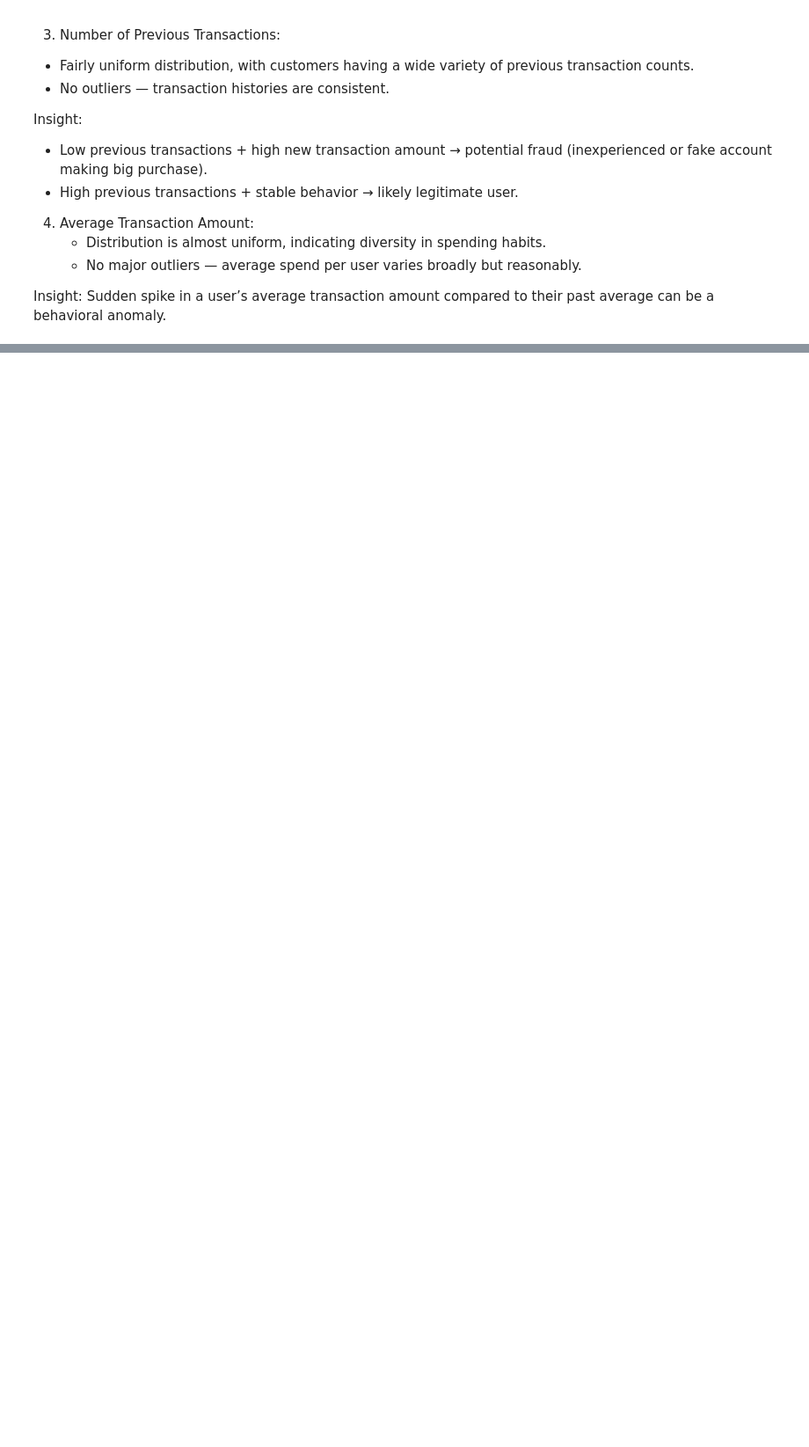
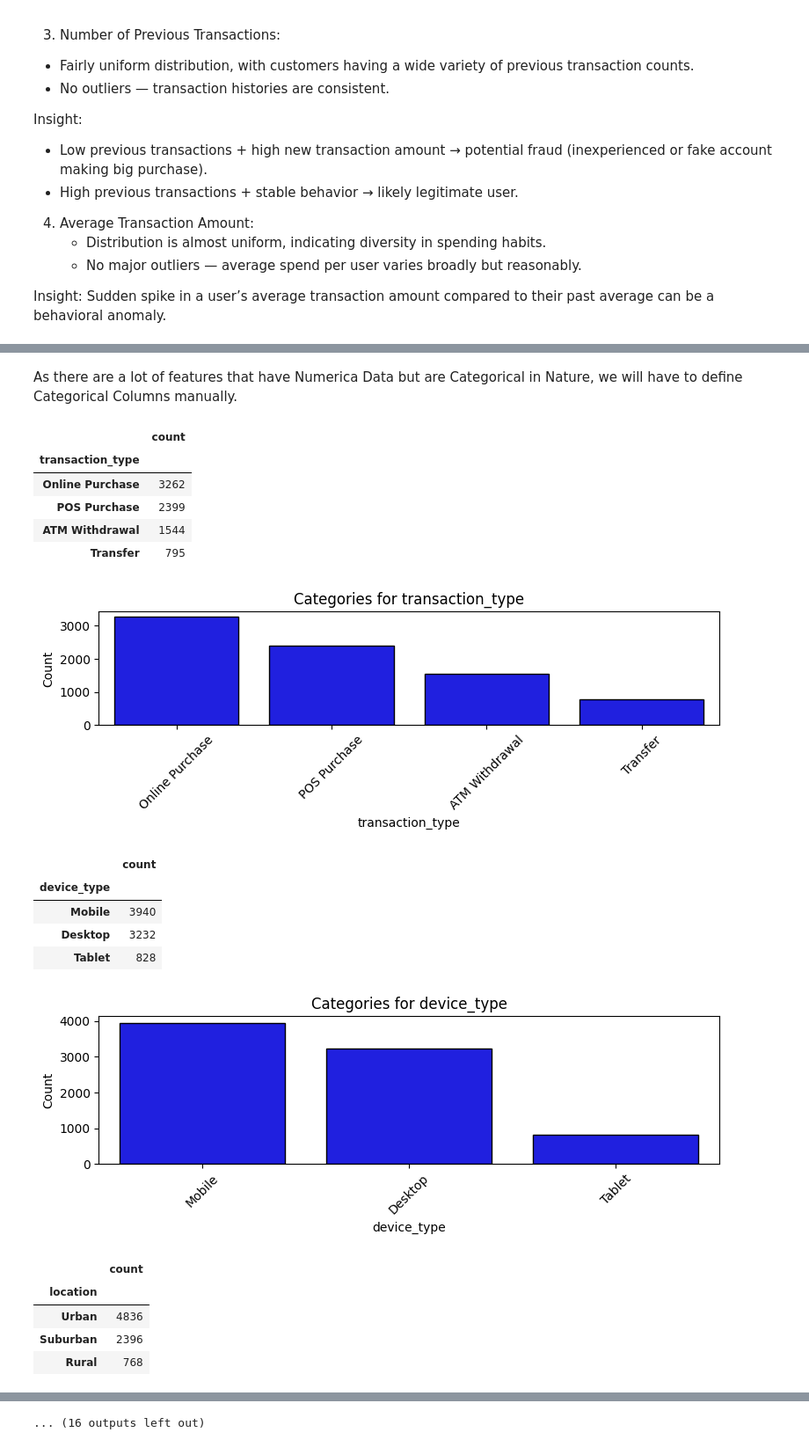
Before and after one commit to Shailya777/Fraud-Detection-EDA, a Jupyter notebook: notebooks/Fraud Detection.ipynb, the cells around one changed output, grey strips where cells are left out. Shown at 88% size. Cells and saved outputs as stored; diff of their text form; code cells hidden in the pictures; blank space fills up the shorter version.

Commit message:
Univariate Analysis (Categorical Features)

```diff
--- a/notebooks/Fraud Detection.ipynb
+++ b/notebooks/Fraud Detection.ipynb
@@ -475,4 +475,7 @@ df['failed_login_attempts'].isna().sum()
 # %%
+df['year'] = df['transaction_time'].dt.year
+df['month'] = df['transaction_time'].dt.month
+df['day'] = df['transaction_time'].dt.day
 df['hour'] = df['transaction_time'].dt.hour
 df['weekday'] = df['transaction_time'].dt.weekday
 # %%
@@ -617,0 +626,46 @@ Insight: Sudden spike in a user’s average transaction amount compared to their
+# %% [markdown]
+As there are a lot of features that have Numerica Data but are Categorical in Nature, we will have to define Categorical Columns manually.
+# %%
+cat_cols = ['transaction_type', 'device_type', 'location', 'merchant_category', 'is_international',
+            'is_high_risk_country', 'failed_login_attempts', 'card_present', 'fraud', 'year', 'month',
+           'day', 'hour', 'weekday']
+# %%
+# Frequency counts and bar plots for categorical variables:
+
+for feature in cat_cols:
+
+    # Counts of Categories:
+    categories = df[feature].value_counts()
+    display(categories.to_frame(name= 'count'))
+
+    # Bar Plot:
+    plt.figure(figsize= (8,3))
+    sns.barplot(x= categories.index.astype(str),
+               y= categories.values,
+               color= 'blue',
+               edgecolor= 'black')
+    plt.title(f'Categories for {feature}')
+    plt.xlabel(feature)
+    plt.ylabel('Count')
+    plt.xticks(rotation= 45)
+    plt.tight_layout()
+    plt.show()
+# %% [output]
+|  | count |
+| transaction_type |  |
+| Online Purchase | 3262 |
+| POS Purchase | 2399 |
+| ATM Withdrawal | 1544 |
+| Transfer | 795 |
+[figure, added]
+|  | count |
+| device_type |  |
+| Mobile | 3940 |
+| Desktop | 3232 |
+| Tablet | 828 |
+[figure, added]
+|  | count |
+| location |  |
+| Urban | 4836 |
+| Suburban | 2396 |
+| Rural | 768 |
@@ -617,0 +691 @@ Insight: Sudden spike in a user’s average transaction amount compared to their
+... (16 outputs left out)
```
Also changed, not shown: parts of 10 cells of this notebook.
